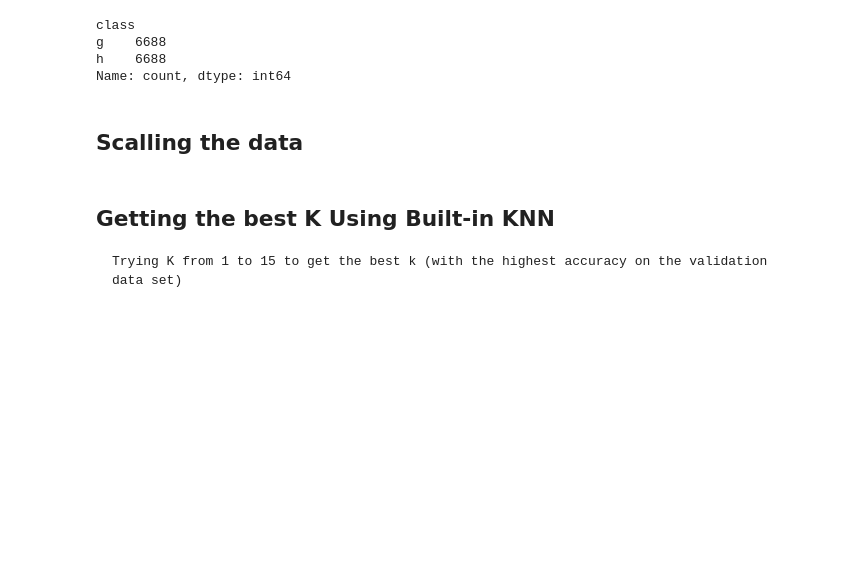
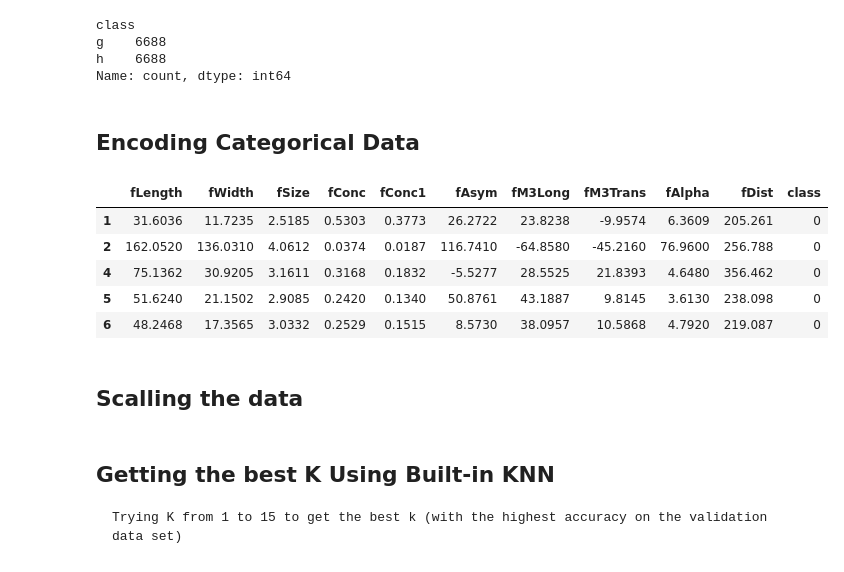
Before and after one commit to abdelrahman7124/KNN-, a Jupyter notebook: knn-skit.ipynb, the cells around one changed output. Drawn from its saved outputs; the diff is of its cells as text; code cells hidden in the pictures; blank space fills up the shorter version.

```diff
--- a/knn-skit.ipynb
+++ b/knn-skit.ipynb
@@ -63,3 +60,5 @@ class
 g    6688
 h    6688
 Name: count, dtype: int64
+# %% [markdown]
+## Encoding Categorical Data
@@ -66,3 +67,12 @@ Name: count, dtype: int64
+# %%
+df.head()
+# %% [output]
+|  | fLength | fWidth | fSize | fConc | fConc1 | fAsym | fM3Long | fM3Trans | fAlpha | fDist | class |
+| 1 | 31.6036 | 11.7235 | 2.5185 | 0.5303 | 0.3773 | 26.2722 | 23.8238 | -9.9574 | 6.3609 | 205.261 | 0 |
+| 2 | 162.0520 | 136.0310 | 4.0612 | 0.0374 | 0.0187 | 116.7410 | -64.8580 | -45.2160 | 76.9600 | 256.788 | 0 |
+| 4 | 75.1362 | 30.9205 | 3.1611 | 0.3168 | 0.1832 | -5.5277 | 28.5525 | 21.8393 | 4.6480 | 356.462 | 0 |
+| 5 | 51.6240 | 21.1502 | 2.9085 | 0.2420 | 0.1340 | 50.8761 | 43.1887 | 9.8145 | 3.6130 | 238.098 | 0 |
+| 6 | 48.2468 | 17.3565 | 3.0332 | 0.2529 | 0.1515 | 8.5730 | 38.0957 | 10.5868 | 4.7920 | 219.087 | 0 |
 # %%
 from sklearn.model_selection import train_test_split
 
```
Also changed, not shown: parts of 21 cells of this notebook.
